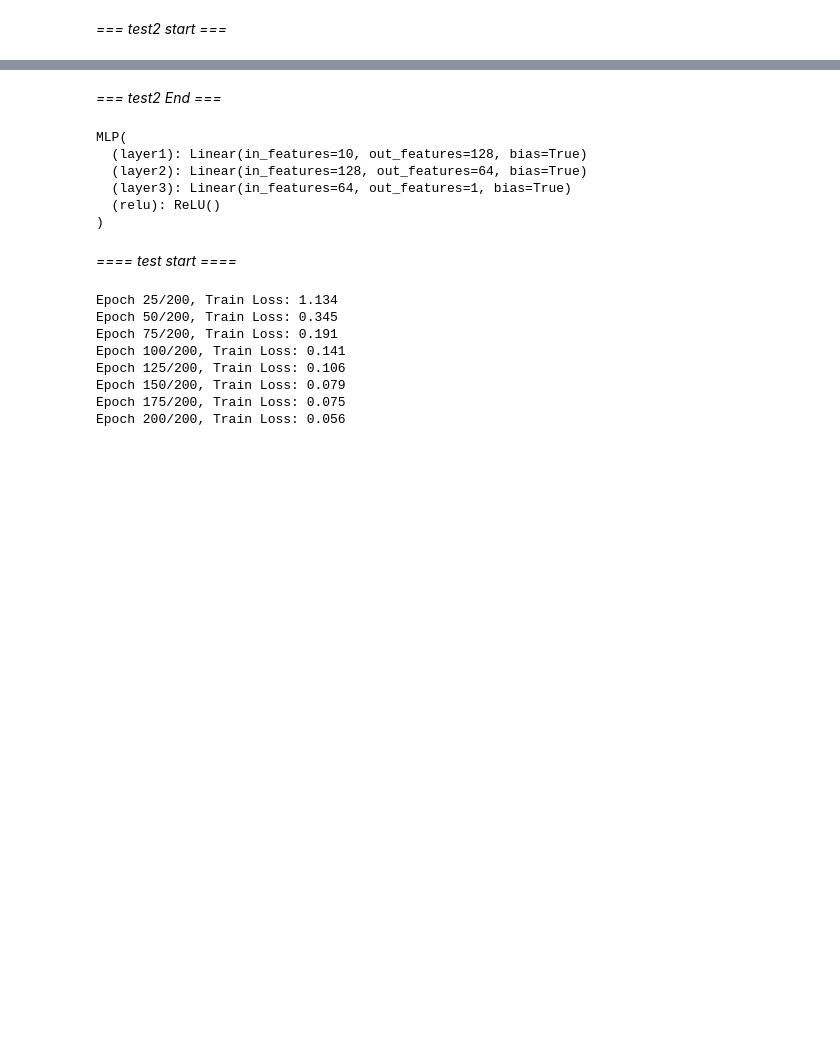
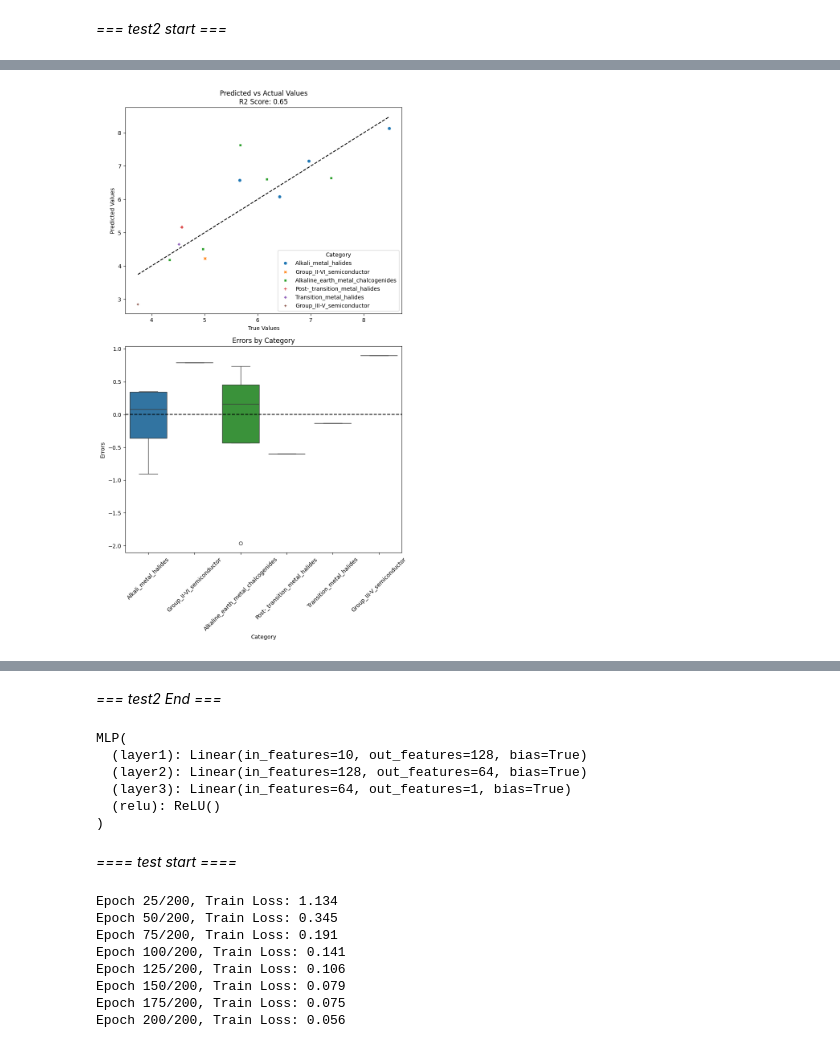
Before and after one commit to jaejunllee/Deep_Learning, a Jupyter notebook: testModel.ipynb, the cells around one changed output, grey strips where cells are left out. Cells and saved outputs as stored; diff of their text form; code cells hidden in the pictures; blank space fills up the shorter version.

```diff
--- a/testModel.ipynb
+++ b/testModel.ipynb
@@ -155,7 +170,7 @@ Early stopping at epoch 70
 # %%
 def evaluation(dataloader):
-    predictions = torch.tensor([], dtype=torch.float)
-    actual = torch.tensor([], dtype=torch.float)
+    predictions = torch.tensor([], dtype=torch.float32)
+    actual = torch.tensor([], dtype=torch.float32)
     model.eval()
 
     with torch.no_grad():
@@ -183,3 +208,43 @@ Test R2: -1.297
+# %%
+## Define a helper function for plotting
+from sklearn.metrics import r2_score
+
+y_category = df.loc[X_test.index, 'category'].values
+
+def result_plot(y_test, y_pred, y_category):
+    ## Calculate R^2 score
+    r2 = r2_score(y_test, y_pred)
+
+    ## Calculate error
+    error = y_test - y_pred
+    y_test_with_errors = pd.DataFrame({
+        'Actual': y_test.flatten(),
+        'Predicted': y_pred.flatten(),
+        'Error': error.flatten(),
+        'Category': y_category[:len(y_test)]
+    })
+
+    ## Plotting with R^2 score and error distribution
+    fig, axs = plt.subplots(2, 1, figsize=(8, 14))
+    sns.scatterplot(x='Actual', y='Predicted', hue='Category', style='Category', data=y_test_with_errors, ax=axs[0])
+    axs[0].plot([y_test.min(), y_test.max()], [y_test.min(), y_test.max()], '--k')
+    axs[0].set_xlabel('True Values')
+    axs[0].set_ylabel('Predicted Values')
+    axs[0].set_title(f'Predicted vs Actual Values\nR2 Score: {r2:.2f}')
+    axs[0].legend(title='Category')
+
+    sns.boxplot(x='Category', y='Error', hue='Category', data=y_test_with_errors, ax=axs[1], palette='tab10')
+    axs[1].set_xlabel('Category')
+    axs[1].set_ylabel('Errors')
+    axs[1].set_title('Errors by Category')
+    axs[1].tick_params(axis='x', rotation=45)
+    axs[1].axhline(y=0, color='black', linestyle='--', linewidth=1.5)
+    plt.tight_layout()
+    plt.show()
+# %%
+result_plot(test_actual, test_predictions, y_category)
+# %% [output]
+[figure, added]
 # %%
 # 정확도 계산 함수
 def accuracy(predictions, actual, threshold=0.1):
```
Also changed, not shown: parts of 9 cells of this notebook.
